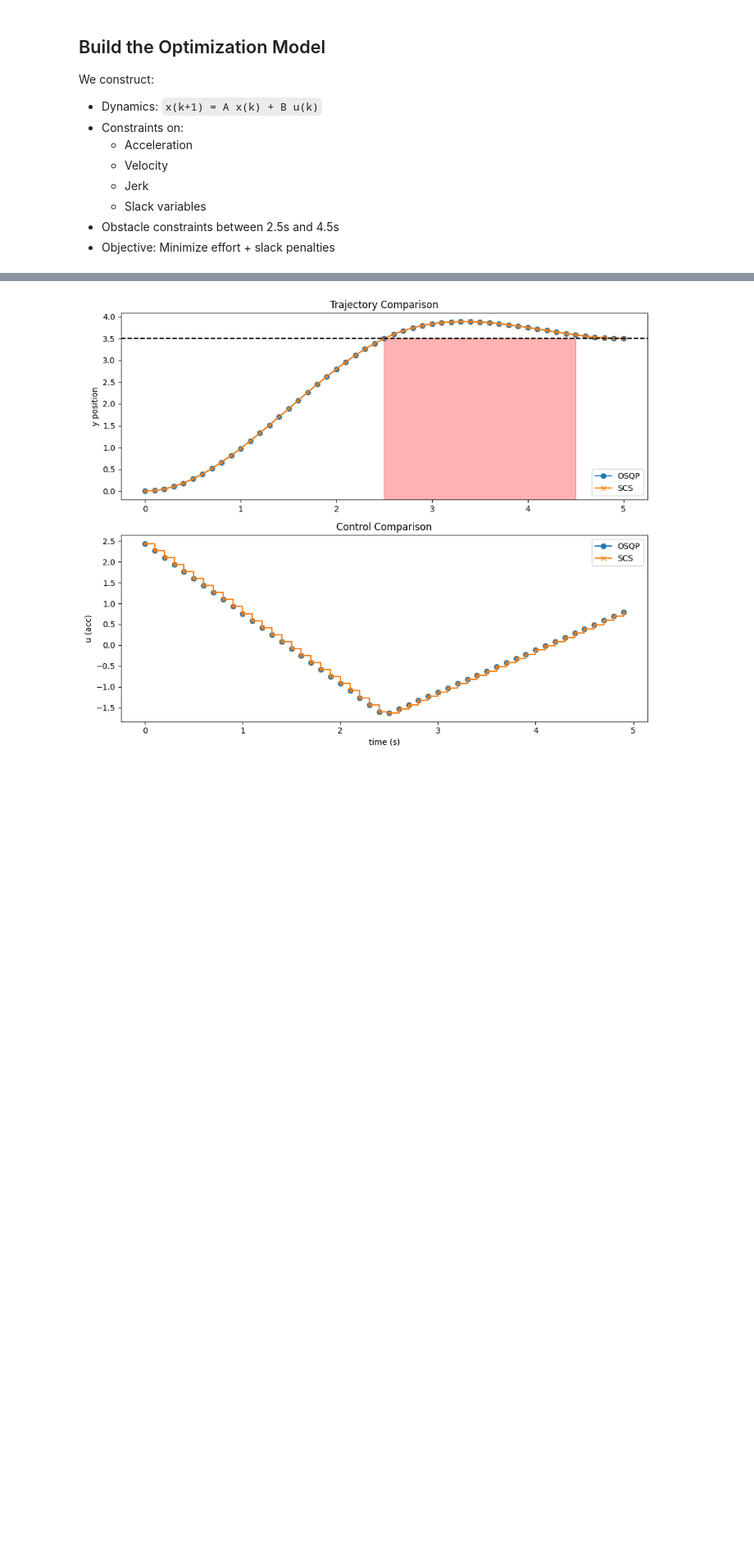
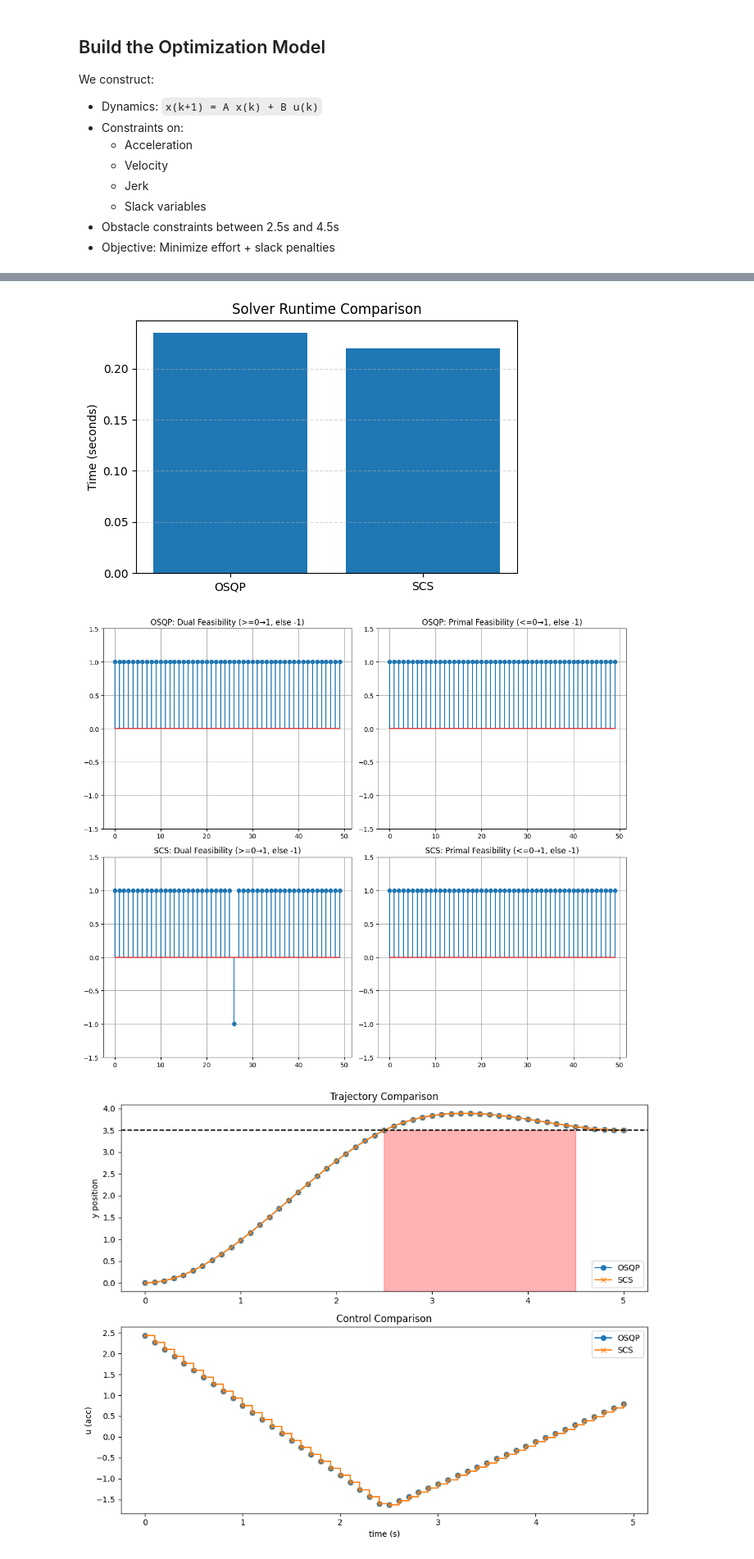
Before and after one commit to Harsha081459/Optimisation_Course_Project, a Jupyter notebook: Implementation.ipynb, the cells around one changed output, grey strips where cells are left out. Shown: that part at 82% size. Cells and saved outputs as stored; diff of their text form; code cells hidden in the pictures; blank space fills up the shorter version.

Commit message:
improved solver comparision and visuals

```diff
--- a/Implementation.ipynb
+++ b/Implementation.ipynb
@@ -128,5 +128,6 @@ k_obs_end = max(k_obs_start+1, min(N, k_obs_end))
 for k in range(k_obs_start, k_obs_end):
     constraints += [x[0, k] >= target_y]
 
-prob = cp.Problem(cp.Minimize(cost), constraints)
+prob1 = cp.Problem(cp.Minimize(cost), constraints)
+prob2 = cp.Problem(cp.Minimize(cost), constraints)
 # %%
@@ -225,3 +210,50 @@ We show:
+# %%
+# -------------- Bar plot for solver times --------------
+solvers = ["OSQP", "SCS"]
+times = [osqp_time, scs_time]
+
+plt.figure(figsize=(6, 4))
+plt.bar(solvers, times)
+plt.ylabel("Time (seconds)")
+plt.title("Solver Runtime Comparison")
+plt.grid(axis='y', linestyle='--', alpha=0.5)
+plt.show()
+
+
+# --------- Plotting for kkt (dual , primal values gap)---------
+plt.figure(figsize=(12, 10))
+
+ks = np.arange(len(kkt_constraint))
+
+plt.subplot(2, 2, 1)
+plt.stem(ks, osqp_dual_indicator)
+plt.title("OSQP: Dual Feasibility (>=0→1, else -1)")
+plt.ylim(-1.5, 1.5)
+plt.grid(True)
+
+plt.subplot(2, 2, 2)
+plt.stem(ks, osqp_primal_indicator)
+plt.title("OSQP: Primal Feasibility (<=0→1, else -1)")
+plt.ylim(-1.5, 1.5)
+plt.grid(True)
+
+plt.subplot(2, 2, 3)
+plt.stem(ks, scs_dual_indicator)
+plt.title("SCS: Dual Feasibility (>=0→1, else -1)")
+plt.ylim(-1.5, 1.5)
+plt.grid(True)
+
+plt.subplot(2, 2, 4)
+plt.stem(ks, scs_primal_indicator)
+plt.title("SCS: Primal Feasibility (<=0→1, else -1)")
+plt.ylim(-1.5, 1.5)
+plt.grid(True)
+
+plt.tight_layout()
+plt.show()
+# %% [output]
+[figure, added]
+[figure, added]
 # %%
 if plot_result.startswith("y"):
 
```
Also changed, not shown: parts of 4 cells of this notebook, 1 other file.
